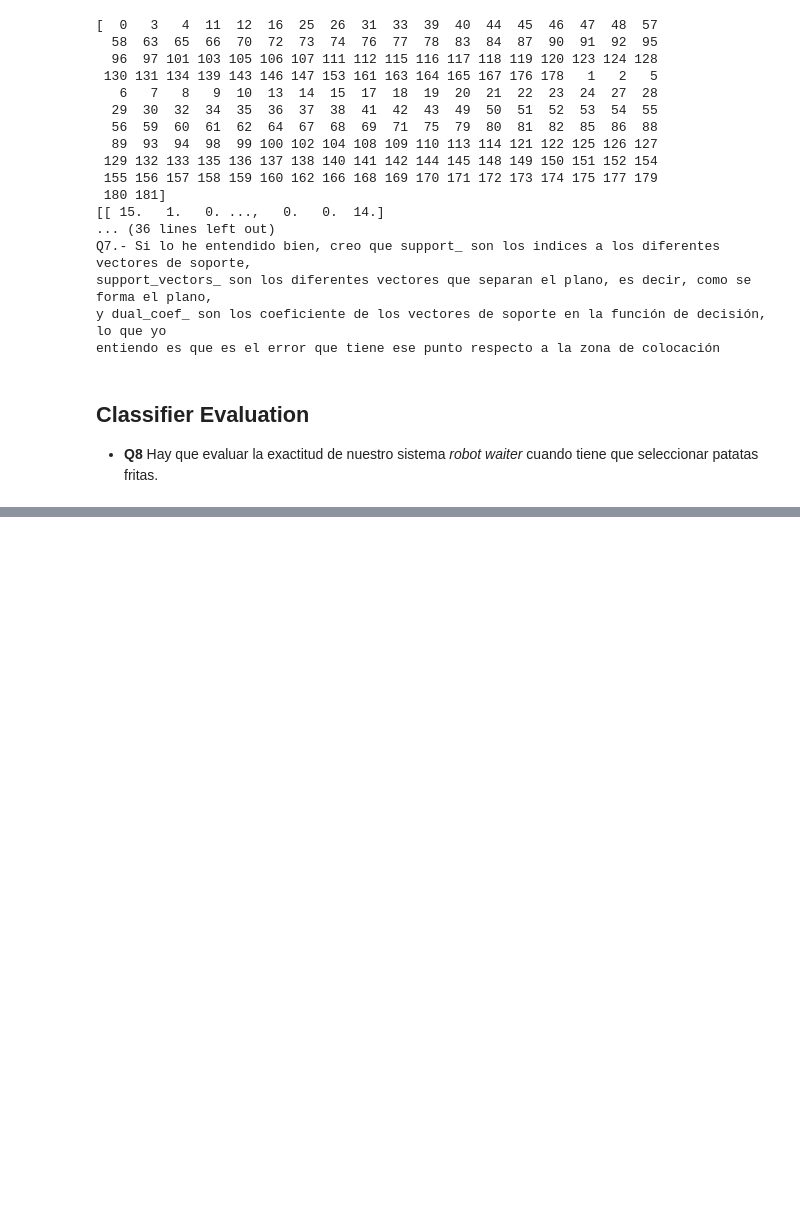
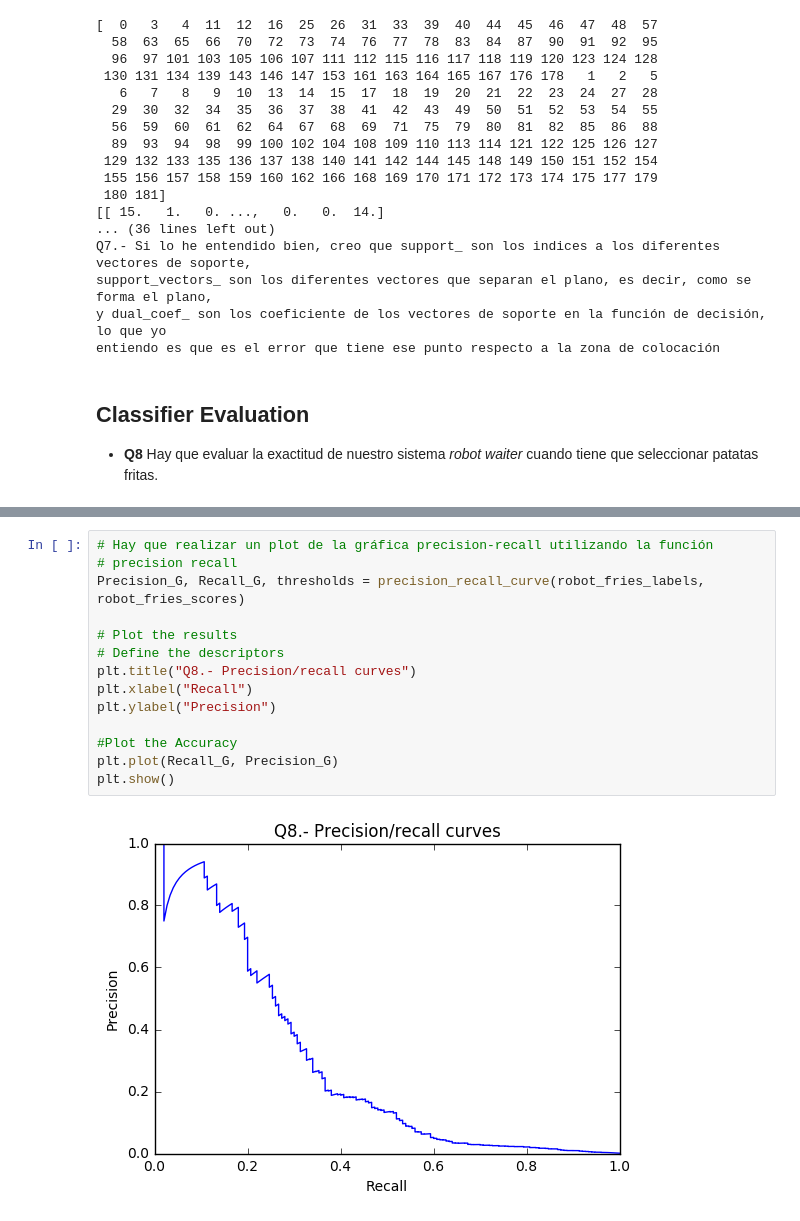
Before and after one commit to Davideando/PythonPerception, a Jupyter notebook: Classification/Classification-David-Ortiz.ipynb, the cells around one changed output, grey strips where cells are left out. Cells and saved outputs as stored; diff of their text form; blank space fills up the shorter version.

```diff
--- a/Classification/Classification-David-Ortiz.ipynb
+++ b/Classification/Classification-David-Ortiz.ipynb
@@ -450,0 +521,16 @@ FN = compare_arrays(~detected_fries, robot_fries_labels, True)
+# %%
+# Hay que realizar un plot de la gráfica precision-recall utilizando la función
+# precision recall
+Precision_G, Recall_G, thresholds = precision_recall_curve(robot_fries_labels, robot_fries_scores)
+
+# Plot the results
+# Define the descriptors
+plt.title("Q8.- Precision/recall curves")
+plt.xlabel("Recall")
+plt.ylabel("Precision")
+
+#Plot the Accuracy
+plt.plot(Recall_G, Precision_G)
+plt.show()
+# %% [output]
+[figure, added]
```
Also changed, not shown: parts of 8 cells of this notebook.
